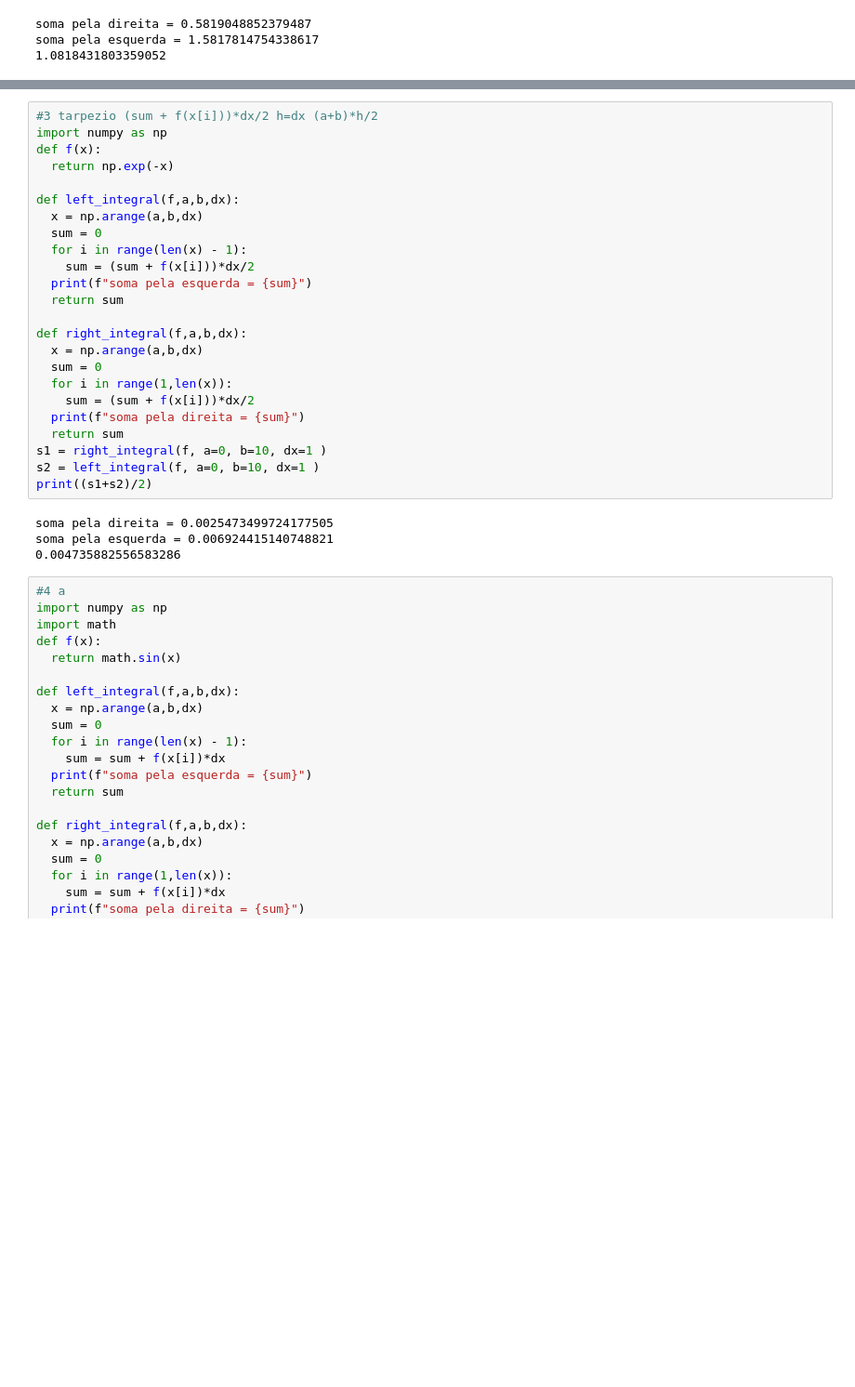
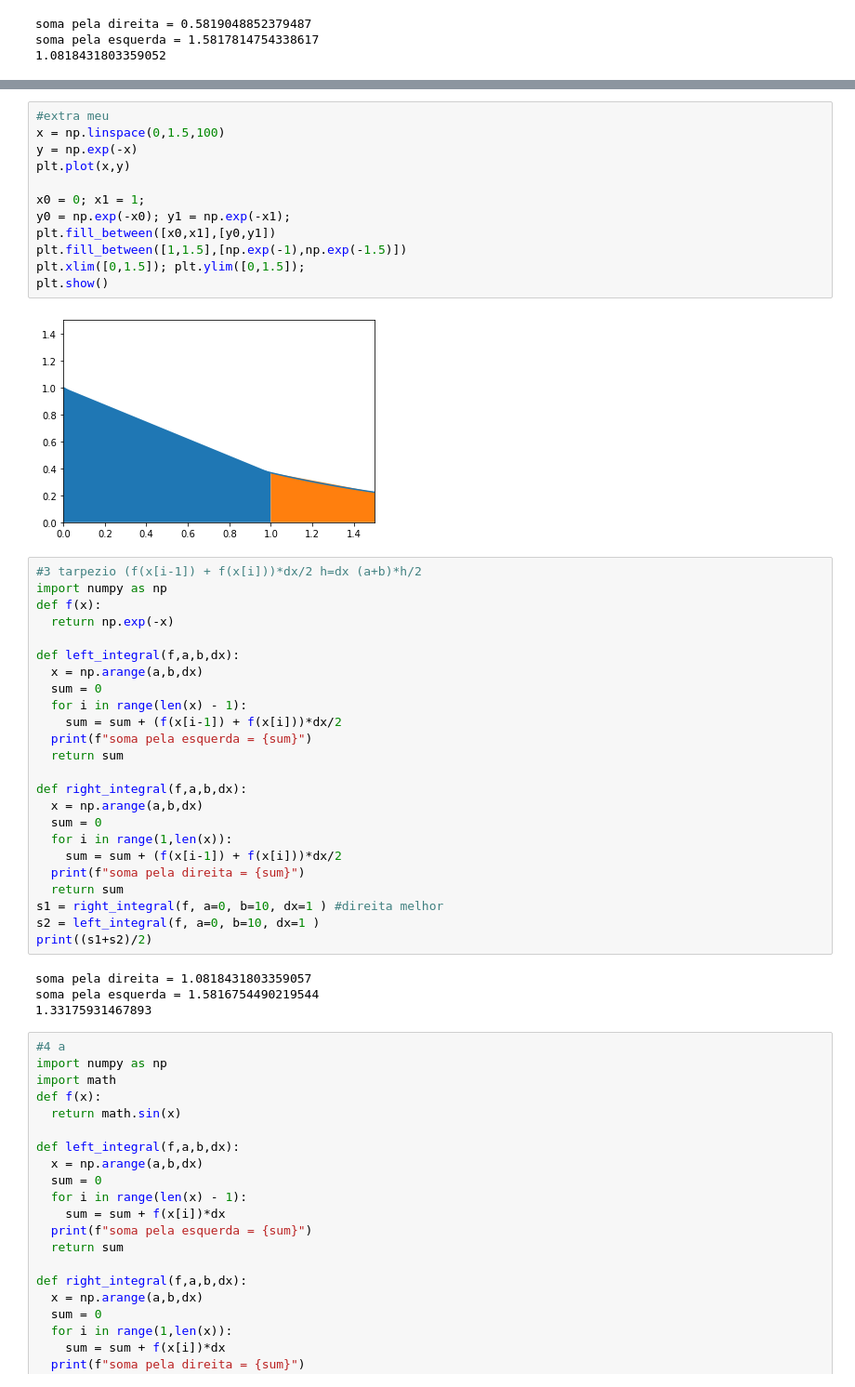
Before and after one commit to Victor17in/PythonCurso, a Jupyter notebook: exercícios/VictorAlmeida_aula10.ipynb, the cells around one changed output, grey strips where cells are left out. Shown at 93% size. Drawn from its saved outputs; the diff is of its cells as text; blank space fills up the shorter version.

```diff
--- a/exercícios/VictorAlmeida_aula10.ipynb
+++ b/exercícios/VictorAlmeida_aula10.ipynb
@@ -73,5 +88,19 @@ soma pela esquerda = 1.5817814754338617
+# %%
+#extra meu
+x = np.linspace(0,1.5,100)
+y = np.exp(-x)
+plt.plot(x,y)
+
+x0 = 0; x1 = 1;
+y0 = np.exp(-x0); y1 = np.exp(-x1);
+plt.fill_between([x0,x1],[y0,y1])
+plt.fill_between([1,1.5],[np.exp(-1),np.exp(-1.5)])
+plt.xlim([0,1.5]); plt.ylim([0,1.5]);
+plt.show()
+# %% [output]
+[figure, added]
 # %%
-#3 tarpezio (sum + f(x[i]))*dx/2 h=dx (a+b)*h/2
+#3 tarpezio (f(x[i-1]) + f(x[i]))*dx/2 h=dx (a+b)*h/2
 import numpy as np
 def f(x):
   return np.exp(-x)
@@ -80,7 +109,7 @@ def left_integral(f,a,b,dx):
   x = np.arange(a,b,dx)
   sum = 0
   for i in range(len(x) - 1):
-    sum = (sum + f(x[i]))*dx/2
+    sum = sum + (f(x[i-1]) + f(x[i]))*dx/2
   print(f"soma pela esquerda = {sum}")
   return sum
 
@@ -88,16 +117,16 @@ def right_integral(f,a,b,dx):
   x = np.arange(a,b,dx)
   sum = 0
   for i in range(1,len(x)):
-    sum = (sum + f(x[i]))*dx/2
+    sum = sum + (f(x[i-1]) + f(x[i]))*dx/2
   print(f"soma pela direita = {sum}")
   return sum
-s1 = right_integral(f, a=0, b=10, dx=1 )
+s1 = right_integral(f, a=0, b=10, dx=1 ) #direita melhor
 s2 = left_integral(f, a=0, b=10, dx=1 )
 print((s1+s2)/2)
 # %% [output]
-soma pela direita = 0.0025473499724177505
-soma pela esquerda = 0.006924415140748821
-0.004735882556583286
+soma pela direita = 1.0818431803359057
+soma pela esquerda = 1.5816754490219544
+1.33175931467893
 # %%
 #4 a
 import numpy as np
```
Also changed, not shown: parts of 1 cell of this notebook.
